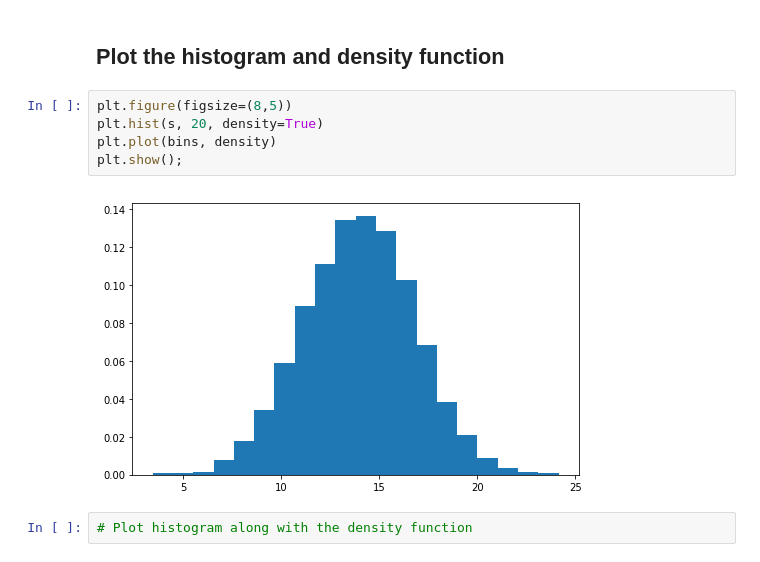
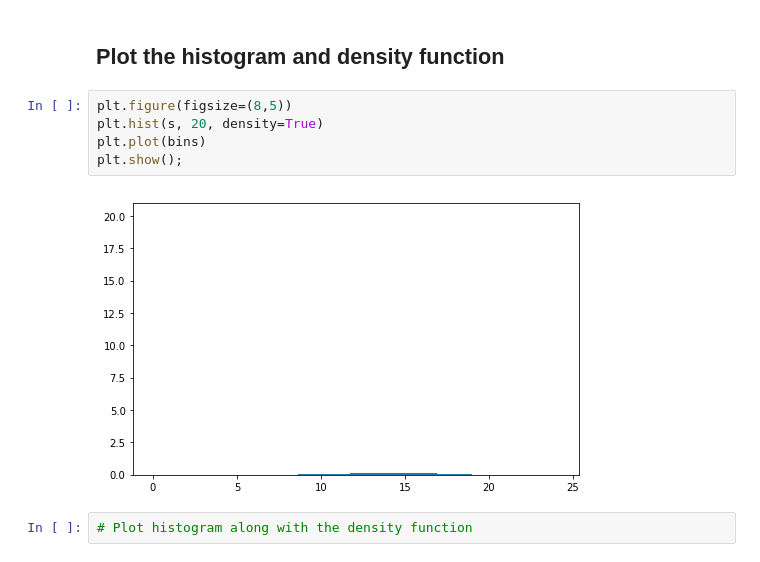
Before and after one commit to cjriggio/dsc-normal-distribution-lab-nyc-ds-career-042219, a Jupyter notebook: index.ipynb, the cells around one changed output. Drawn from its saved outputs; the diff is of its cells as text.

```diff
--- a/index.ipynb
+++ b/index.ipynb
@@ -60,10 +60,10 @@ density
 # %%
 plt.figure(figsize=(8,5))
 plt.hist(s, 20, density=True)
-plt.plot(bins, density)
+plt.plot(bins)
 plt.show();
 # %% [output]
-[figure, old version]
+[figure, new version]
 # %%
 # Plot histogram along with the density function
 # %% [output]
```
